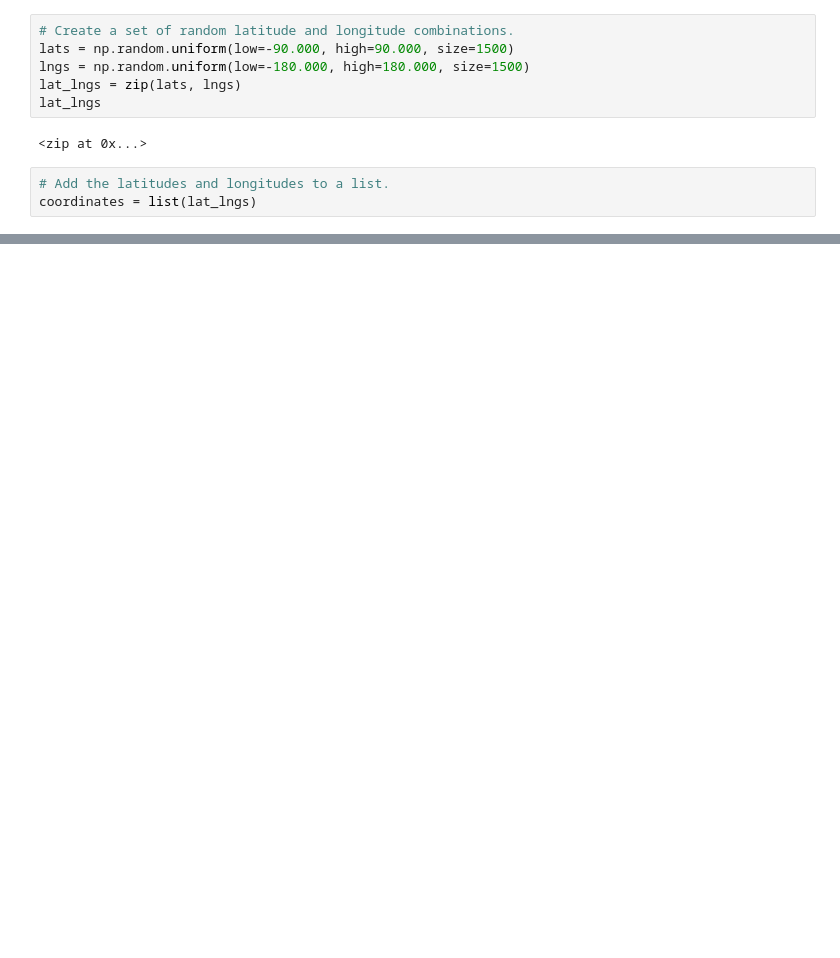
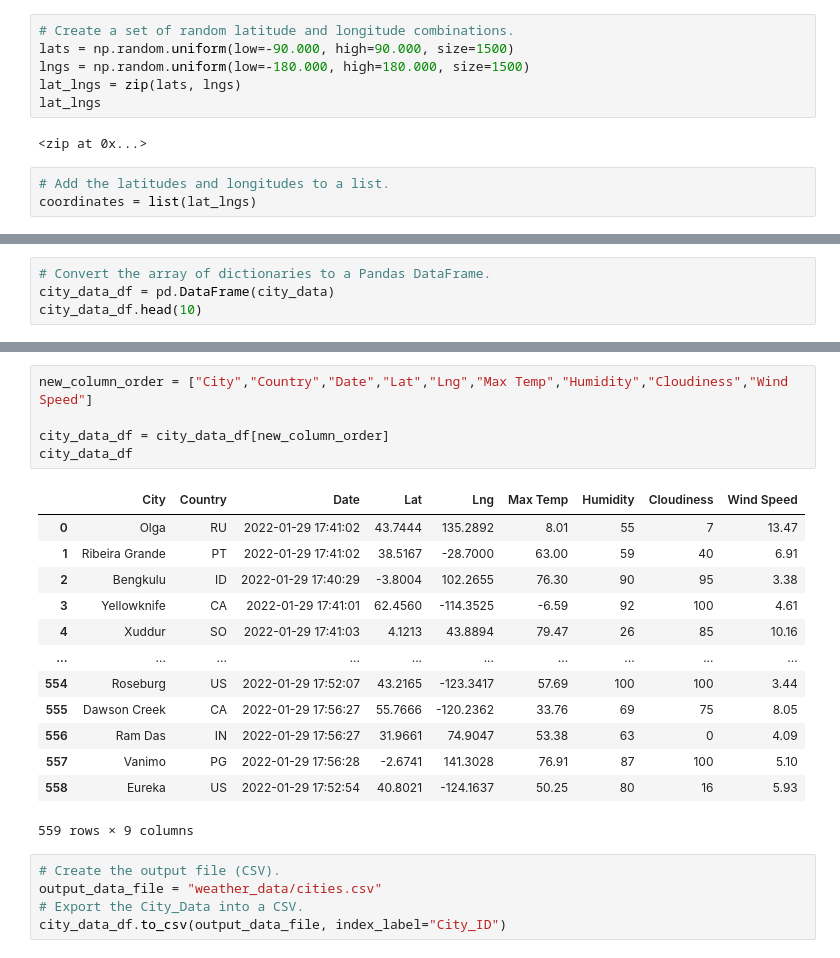
Before and after one commit to thre3firstnames/World_Weather_Analysis, a Jupyter notebook: WeatherPy.ipynb, the cells around one changed output, grey strips where cells are left out. Drawn from its saved outputs; the diff is of its cells as text; blank space fills up the shorter version.

```diff
--- a/WeatherPy.ipynb
+++ b/WeatherPy.ipynb
@@ -31,0 +129,4 @@ len(cities)
+# %%
+# Convert the array of dictionaries to a Pandas DataFrame.
+city_data_df = pd.DataFrame(city_data)
+city_data_df.head(10)
@@ -31,0 +145,24 @@ len(cities)
+# %%
+new_column_order = ["City","Country","Date","Lat","Lng","Max Temp","Humidity","Cloudiness","Wind Speed"]
+
+city_data_df = city_data_df[new_column_order]
+city_data_df
+# %% [output]
+|  | City | Country | Date | Lat | Lng | Max Temp | Humidity | Cloudiness | Wind Speed |
+| 0 | Olga | RU | 2022-01-29 17:41:02 | 43.7444 | 135.2892 | 8.01 | 55 | 7 | 13.47 |
+| 1 | Ribeira Grande | PT | 2022-01-29 17:41:02 | 38.5167 | -28.7000 | 63.00 | 59 | 40 | 6.91 |
+| 2 | Bengkulu | ID | 2022-01-29 17:40:29 | -3.8004 | 102.2655 | 76.30 | 90 | 95 | 3.38 |
+| 3 | Yellowknife | CA | 2022-01-29 17:41:01 | 62.4560 | -114.3525 | -6.59 | 92 | 100 | 4.61 |
+| 4 | Xuddur | SO | 2022-01-29 17:41:03 | 4.1213 | 43.8894 | 79.47 | 26 | 85 | 10.16 |
+| ... | ... | ... | ... | ... | ... | ... | ... | ... | ... |
+| 554 | Roseburg | US | 2022-01-29 17:52:07 | 43.2165 | -123.3417 | 57.69 | 100 | 100 | 3.44 |
+| 555 | Dawson Creek | CA | 2022-01-29 17:56:27 | 55.7666 | -120.2362 | 33.76 | 69 | 75 | 8.05 |
+| 556 | Ram Das | IN | 2022-01-29 17:56:27 | 31.9661 | 74.9047 | 53.38 | 63 | 0 | 4.09 |
+| 557 | Vanimo | PG | 2022-01-29 17:56:28 | -2.6741 | 141.3028 | 76.91 | 87 | 100 | 5.10 |
+| 558 | Eureka | US | 2022-01-29 17:52:54 | 40.8021 | -124.1637 | 50.25 | 80 | 16 | 5.93 |
+559 rows × 9 columns
+# %%
+# Create the output file (CSV).
+output_data_file = "weather_data/cities.csv"
+# Export the City_Data into a CSV.
+city_data_df.to_csv(output_data_file, index_label="City_ID")
```
Also changed, not shown: parts of 5 cells of this notebook, 2 other files.
